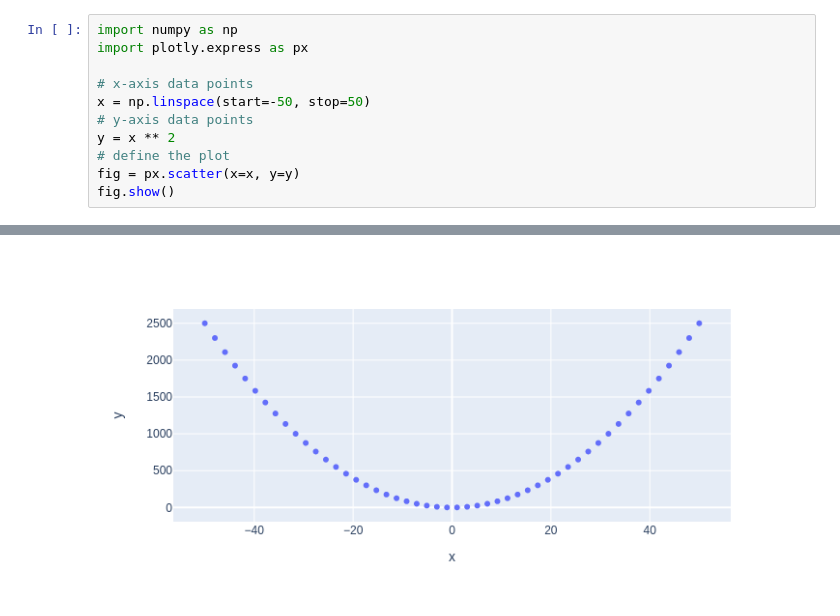
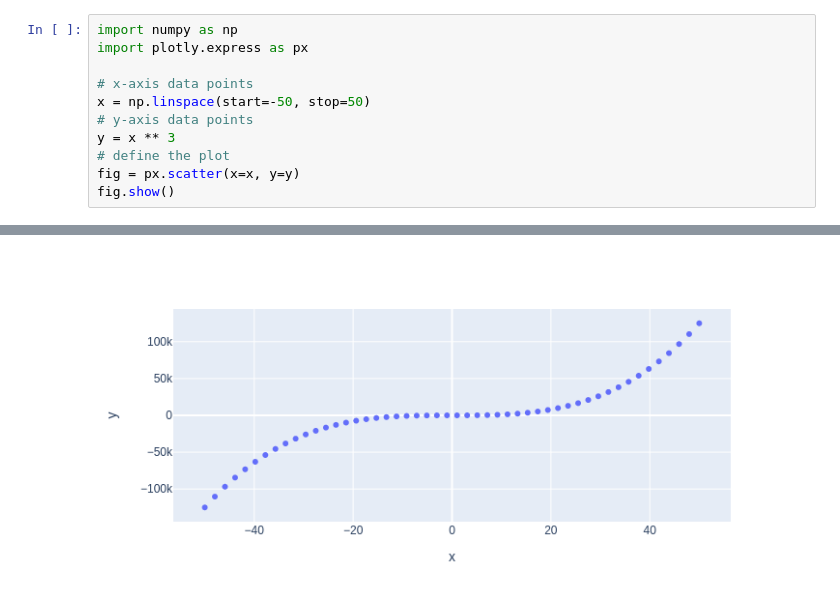
Before and after one commit to varadamd/my-notebooks-repo1, a Jupyter notebook: experiment1.ipynb, the cells around one changed output, grey strips where cells are left out. Saved outputs shown, nothing was run; the diff lists cells and outputs as text.

```diff
--- a/experiment1.ipynb
+++ b/experiment1.ipynb
@@ -5,7 +5,7 @@ import plotly.express as px
 # x-axis data points
 x = np.linspace(start=-50, stop=50)
 # y-axis data points
-y = x ** 2
+y = x ** 3
 # define the plot
 fig = px.scatter(x=x, y=y)
 fig.show()
@@ -14 +13 @@ fig.show()
-[figure, old version]
+[figure, new version]
```
Also changed, not shown: parts of 1 cell of this notebook.
